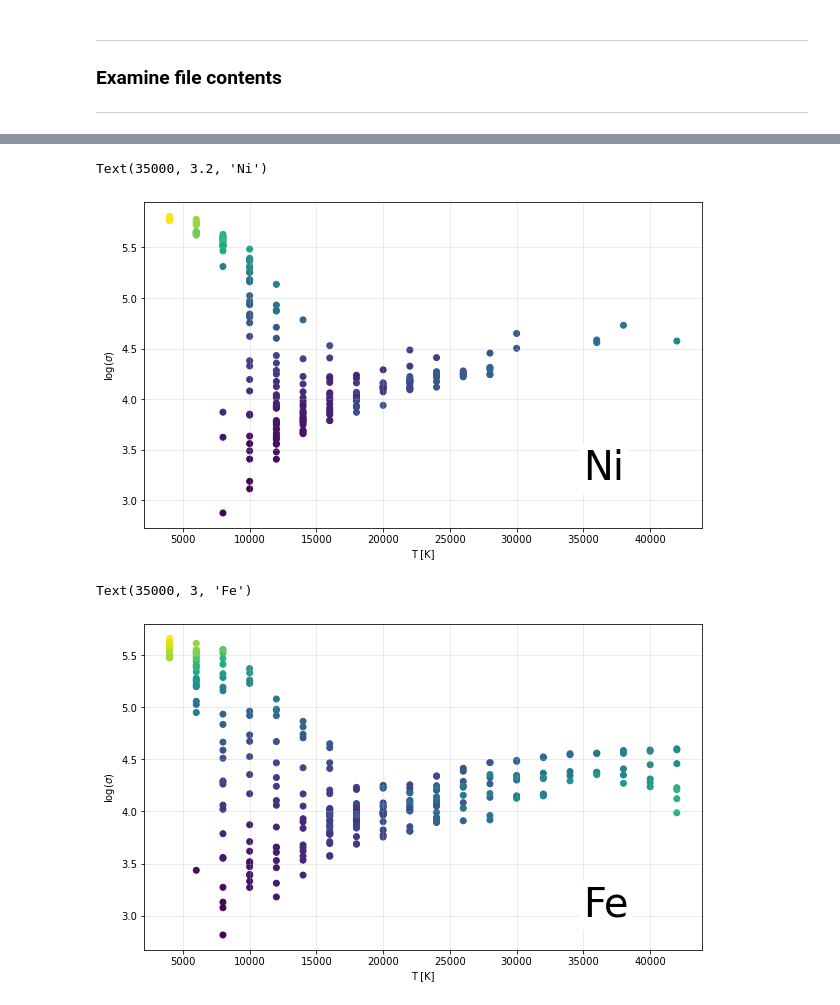
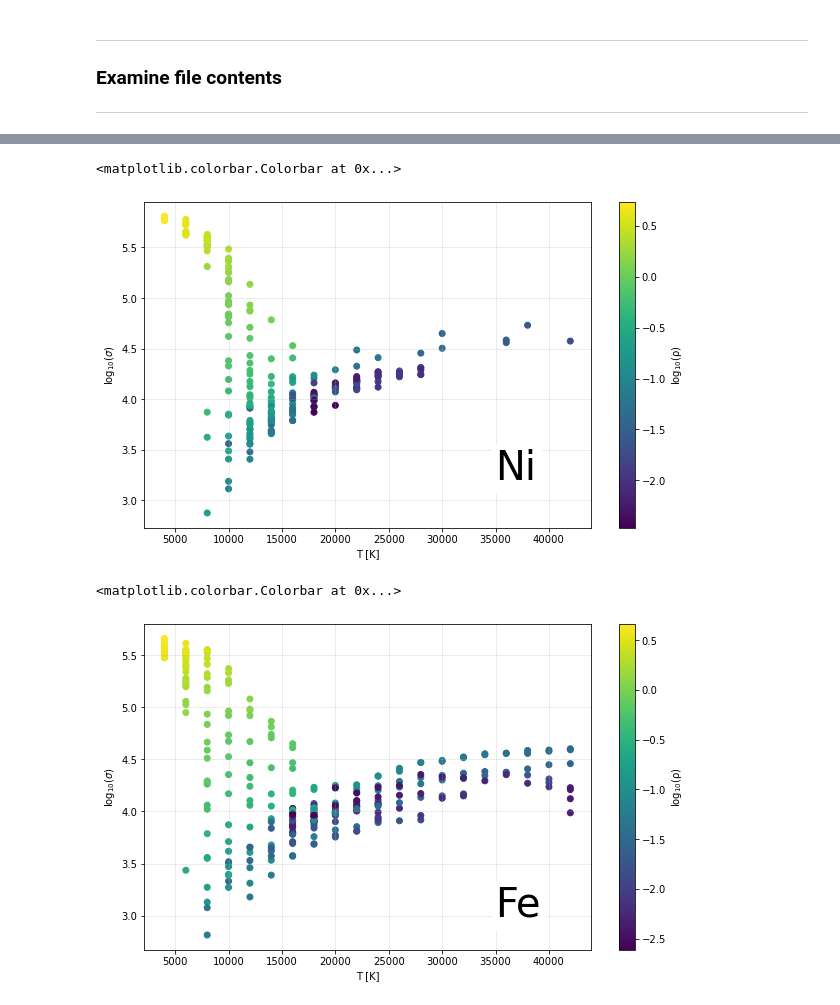
Before and after one commit to MurilloGroupMSU/Dense-Plasma-Properties-Database, a Jupyter notebook: database/DeSilvaKatsouros/View_DeSilva_data.ipynb, the cells around one changed output, grey strips where cells are left out. Saved outputs shown, nothing was run; the diff lists cells and outputs as text; code cells hidden in the pictures.

```diff
--- a/database/DeSilvaKatsouros/View_DeSilva_data.ipynb
+++ b/database/DeSilvaKatsouros/View_DeSilva_data.ipynb
@@ -79,25 +98,27 @@ Text(27000, 3.3, 'Al')
 # %%
 # Ni
 plt.figure(figsize=(10,6))
-plt.scatter(Ni_df["T(K)"], Ni_df["log10(con)"], c=Ni_df["Z"], label = "Ni")
+plt.scatter(Ni_df["T(K)"], Ni_df["log10(con)"], c=Ni_df["log10(rho)"], label = "Ni")
 plt.xlabel("T [K]")
-plt.ylabel("$\log(\sigma)$")
+plt.ylabel("$\log_{10}(\sigma)$")
 plt.grid(alpha = 0.3)
 plt.text(35000, 3.2, "Ni", fontsize=40, backgroundcolor = 'w')
+plt.colorbar(label="log$_{10}$(ρ)")
 # %% [output]
-Text(35000, 3.2, 'Ni')
+<matplotlib.colorbar.Colorbar at 0x...>
-[figure, old version]
+[figure, new version]
 # %%
 # Fe
 plt.figure(figsize=(10,6))
-plt.scatter(Fe_df["T(K)"], Fe_df["log10(con)"], c=Fe_df["Z"], label = "Fe")
+plt.scatter(Fe_df["T(K)"], Fe_df["log10(con)"], c=Fe_df["log10(rho)"], label = "Fe")
 plt.xlabel("T [K]")
-plt.ylabel("$\log(\sigma)$")
+plt.ylabel("$\log_{10}(\sigma)$")
 plt.grid(alpha = 0.3)
 plt.text(35000, 3, "Fe", fontsize=40, backgroundcolor = 'w')
+plt.colorbar(label="log$_{10}$(ρ)")
 # %% [output]
-Text(35000, 3, 'Fe')
+<matplotlib.colorbar.Colorbar at 0x...>
-[figure, old version]
+[figure, new version]
 # %%
 # Cu
 plt.figure(figsize=(10,6))
```
Also changed, not shown: parts of 7 cells of this notebook.
